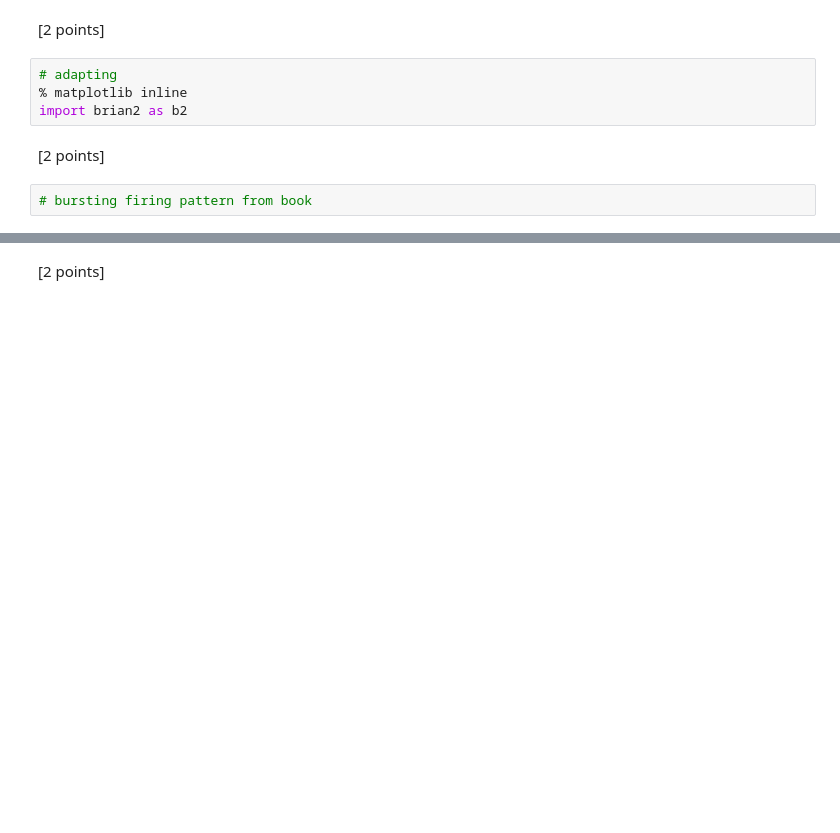
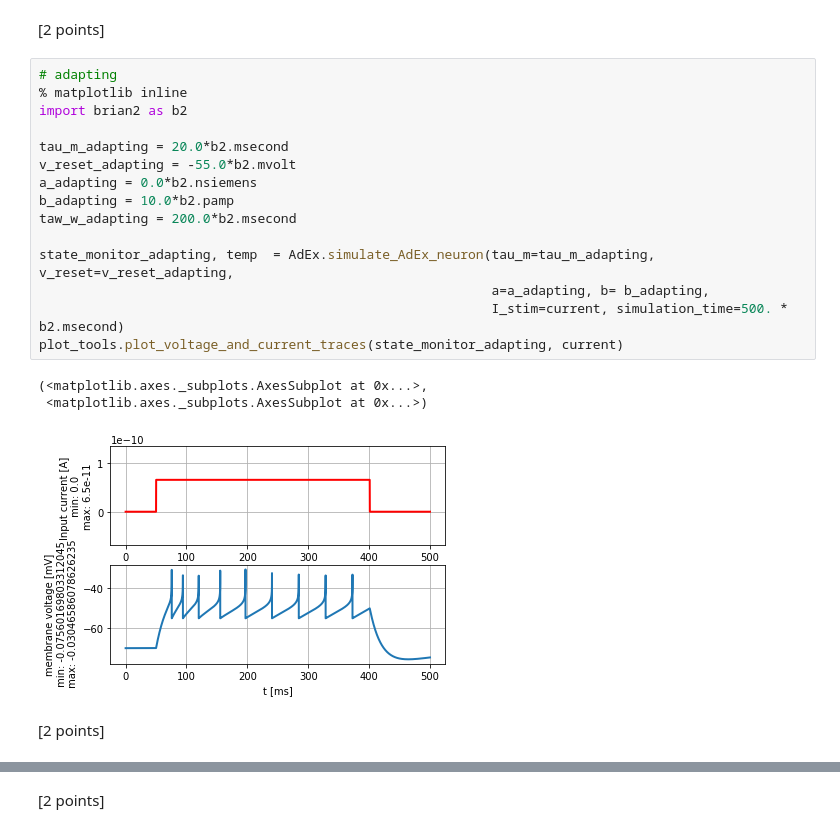
Before and after one commit to KiyarashFarivar/bmnn, a Jupyter notebook: Mini_proj1.ipynb, the cells around one changed output, grey strips where cells are left out. Drawn from its saved outputs; the diff is of its cells as text; blank space fills up the shorter version.

```diff
--- a/Mini_proj1.ipynb
+++ b/Mini_proj1.ipynb
@@ -270,11 +282,24 @@ If you do not specify any parameter, the following default values are used:
 `SPIKE_TRIGGERED_ADAPTATION_INCREMENT_b = 7.0 * b2.pA`
 # %% [markdown]
 [2 points]
-# %%
-# adapting
-% matplotlib inline
-import brian2 as b2
+# %%
+# adapting
+% matplotlib inline
+import brian2 as b2
+
+tau_m_adapting = 20.0*b2.msecond
+v_reset_adapting = -55.0*b2.mvolt
+a_adapting = 0.0*b2.nsiemens
+b_adapting = 10.0*b2.pamp
+taw_w_adapting = 200.0*b2.msecond
+
+state_monitor_adapting, temp  = AdEx.simulate_AdEx_neuron(tau_m=tau_m_adapting, v_reset=v_reset_adapting,
+                                                          a=a_adapting, b= b_adapting,
+                                                          I_stim=current, simulation_time=500. * b2.msecond)
+plot_tools.plot_voltage_and_current_traces(state_monitor_adapting, current)
+# %% [output]
+(<matplotlib.axes._subplots.AxesSubplot at 0x...>,
+ <matplotlib.axes._subplots.AxesSubplot at 0x...>)
+[figure, added]
 # %% [markdown]
 [2 points]
-# %%
-# bursting firing pattern from book
```
Also changed, not shown: parts of 11 cells of this notebook.
